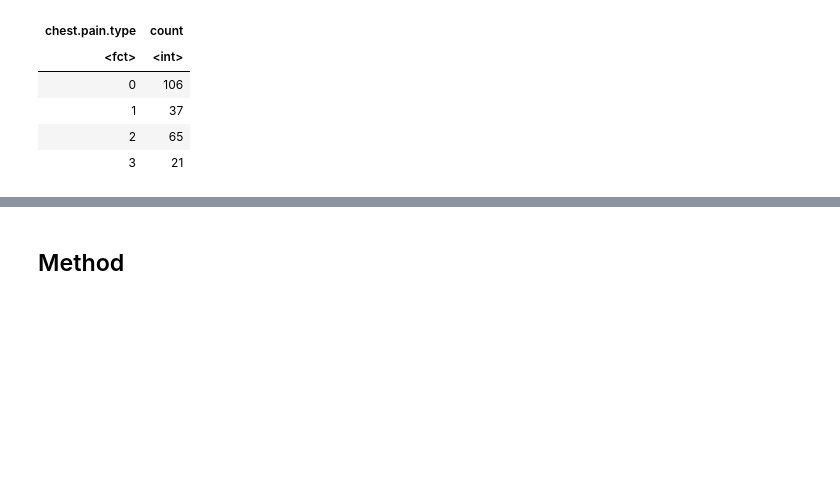
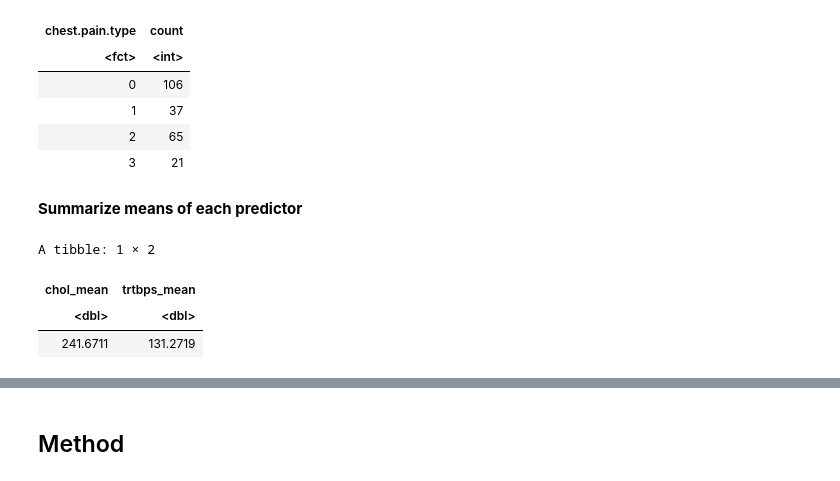
Before and after one commit to AlexLuo602/group26v2, a Jupyter notebook: Proposal.ipynb, the cells around one changed output, grey strips where cells are left out. Drawn from its saved outputs; the diff is of its cells as text; code cells hidden in the pictures; blank space fills up the shorter version.

```diff
--- a/Proposal.ipynb
+++ b/Proposal.ipynb
@@ -137,0 +154,11 @@ A tibble: 4 × 2
+# %% [markdown]
+**Summarize means of each predictor**
+# %%
+heart_means <- heart_train %>%
+    summarize(chol_mean = mean(chol), trtbps_mean = mean(trtbps))
+heart_means
+# %% [output]
+A tibble: 1 × 2
+| chol_mean | trtbps_mean |
+| <dbl> | <dbl> |
+| 241.6711 | 131.2719 |
```
Also changed, not shown: parts of 11 cells of this notebook.
